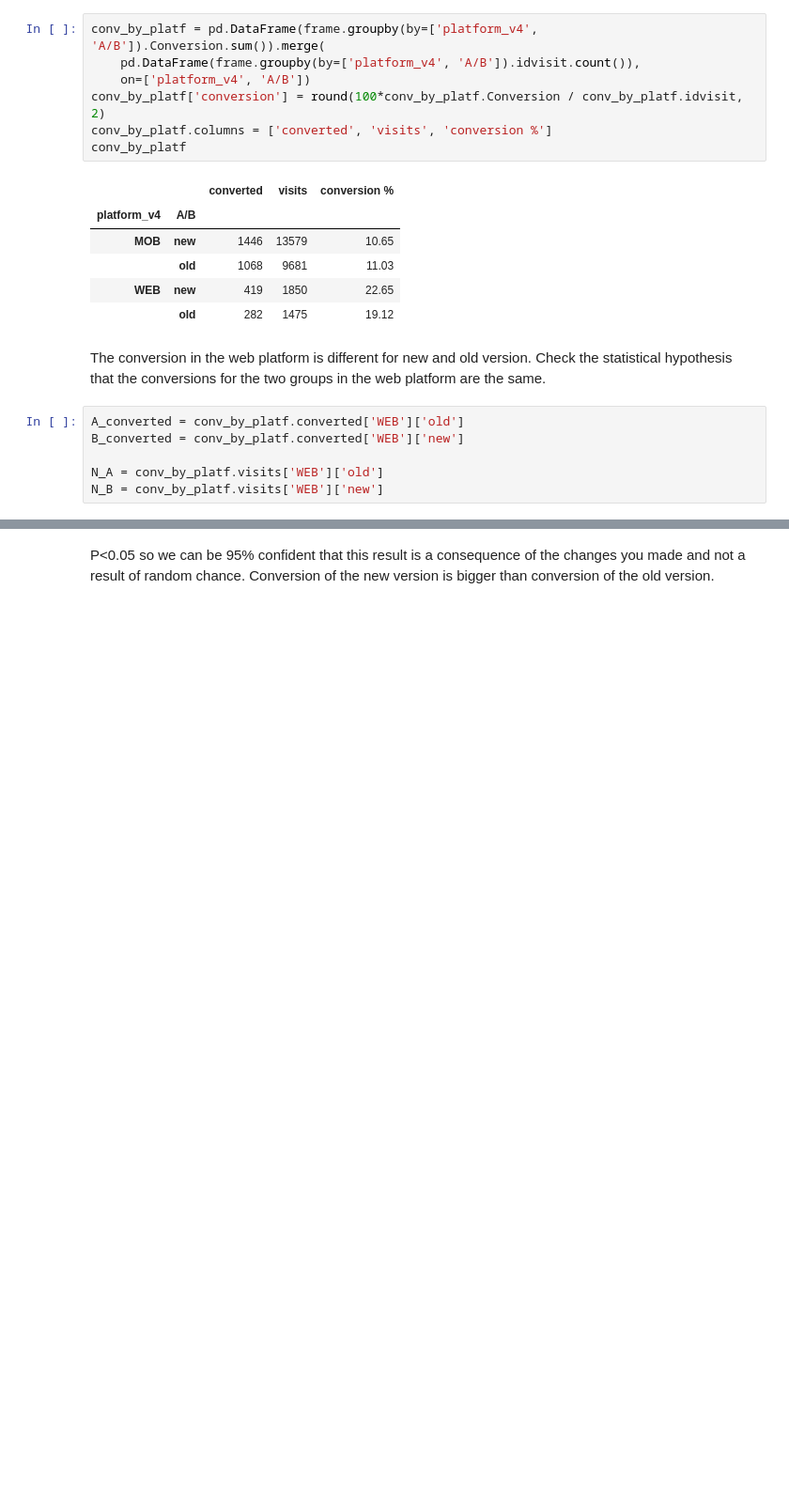
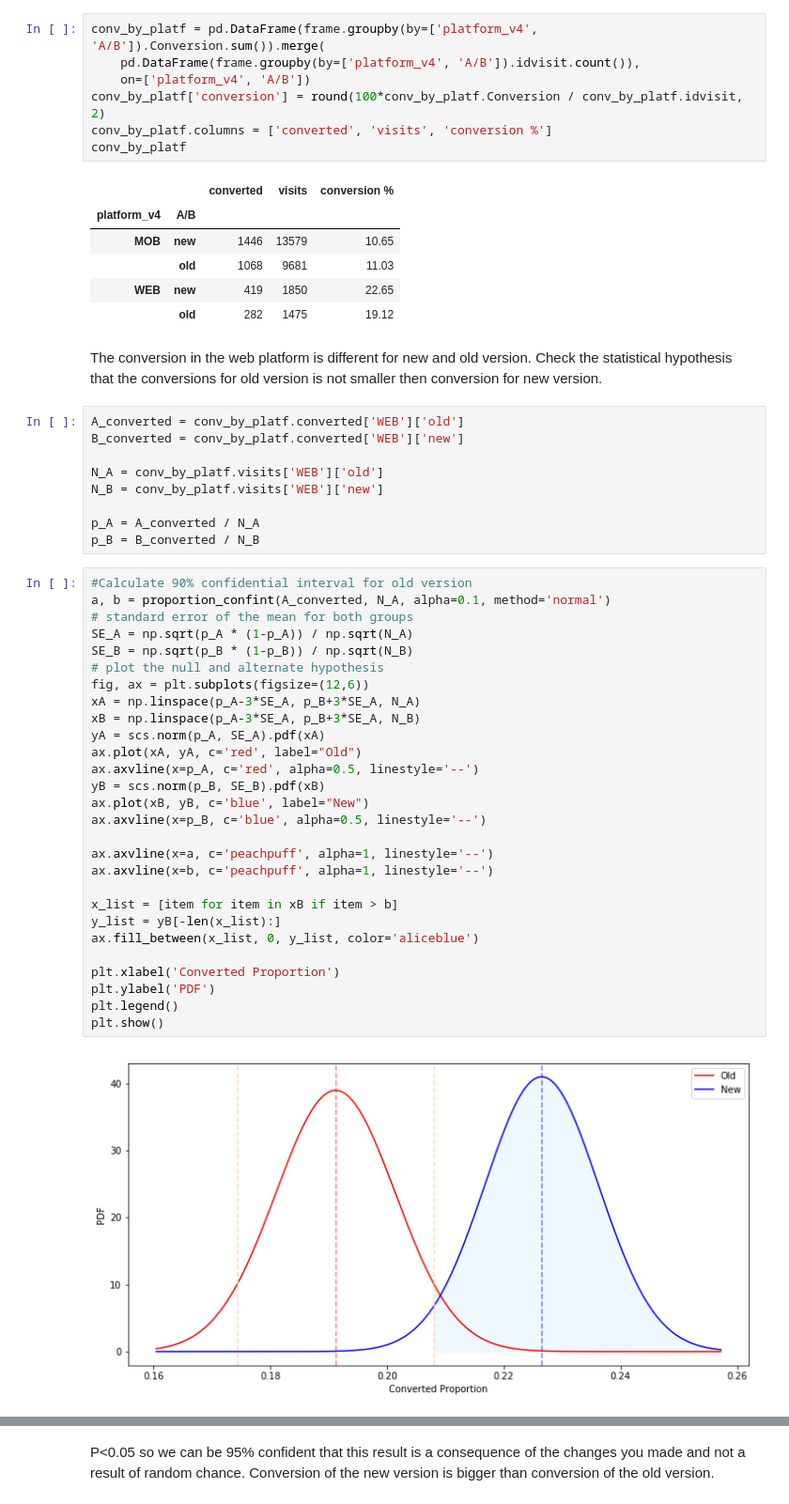
Before and after one commit to dlapchuk/Solid_test_task, a Jupyter notebook: Split test.ipynb, the cells around one changed output, grey strips where cells are left out. Shown: that part at 94% size. Drawn from its saved outputs; the diff is of its cells as text; blank space fills up the shorter version.

```diff
--- a/Split test.ipynb
+++ b/Split test.ipynb
@@ -219,11 +221,45 @@ conv_by_platf
 | WEB | new | 419 | 1850 | 22.65 |
 |  | old | 282 | 1475 | 19.12 |
 # %% [markdown]
-The conversion in the web platform is different for new and old version. Check the statistical hypothesis that the conversions for the two groups in the web platform are the same.
+The conversion in the web platform is different for new and old version.
+Check the statistical hypothesis that the conversions for old version is not smaller then conversion for new version.
 # %%
 A_converted = conv_by_platf.converted['WEB']['old']
 B_converted = conv_by_platf.converted['WEB']['new']
 
 N_A = conv_by_platf.visits['WEB']['old']
 N_B = conv_by_platf.visits['WEB']['new']
+
+p_A = A_converted / N_A
+p_B = B_converted / N_B
+# %%
+#Calculate 90% confidential interval for old version
+a, b = proportion_confint(A_converted, N_A, alpha=0.1, method='normal')
+# standard error of the mean for both groups
+SE_A = np.sqrt(p_A * (1-p_A)) / np.sqrt(N_A)
+SE_B = np.sqrt(p_B * (1-p_B)) / np.sqrt(N_B)
+# plot the null and alternate hypothesis
+fig, ax = plt.subplots(figsize=(12,6))
+xA = np.linspace(p_A-3*SE_A, p_B+3*SE_A, N_A)
+xB = np.linspace(p_A-3*SE_A, p_B+3*SE_A, N_B)
+yA = scs.norm(p_A, SE_A).pdf(xA)
+ax.plot(xA, yA, c='red', label="Old")
+ax.axvline(x=p_A, c='red', alpha=0.5, linestyle='--')
+yB = scs.norm(p_B, SE_B).pdf(xB)
+ax.plot(xB, yB, c='blue', label="New")
+ax.axvline(x=p_B, c='blue', alpha=0.5, linestyle='--')
+
+ax.axvline(x=a, c='peachpuff', alpha=1, linestyle='--')
+ax.axvline(x=b, c='peachpuff', alpha=1, linestyle='--')
+
+x_list = [item for item in xB if item > b]
+y_list = yB[-len(x_list):]
+ax.fill_between(x_list, 0, y_list, color='aliceblue')
+
+plt.xlabel('Converted Proportion')
+plt.ylabel('PDF')
+plt.legend()
+plt.show()
+# %% [output]
+[figure, added]
 # %%
```
Also changed, not shown: parts of 4 cells of this notebook.
